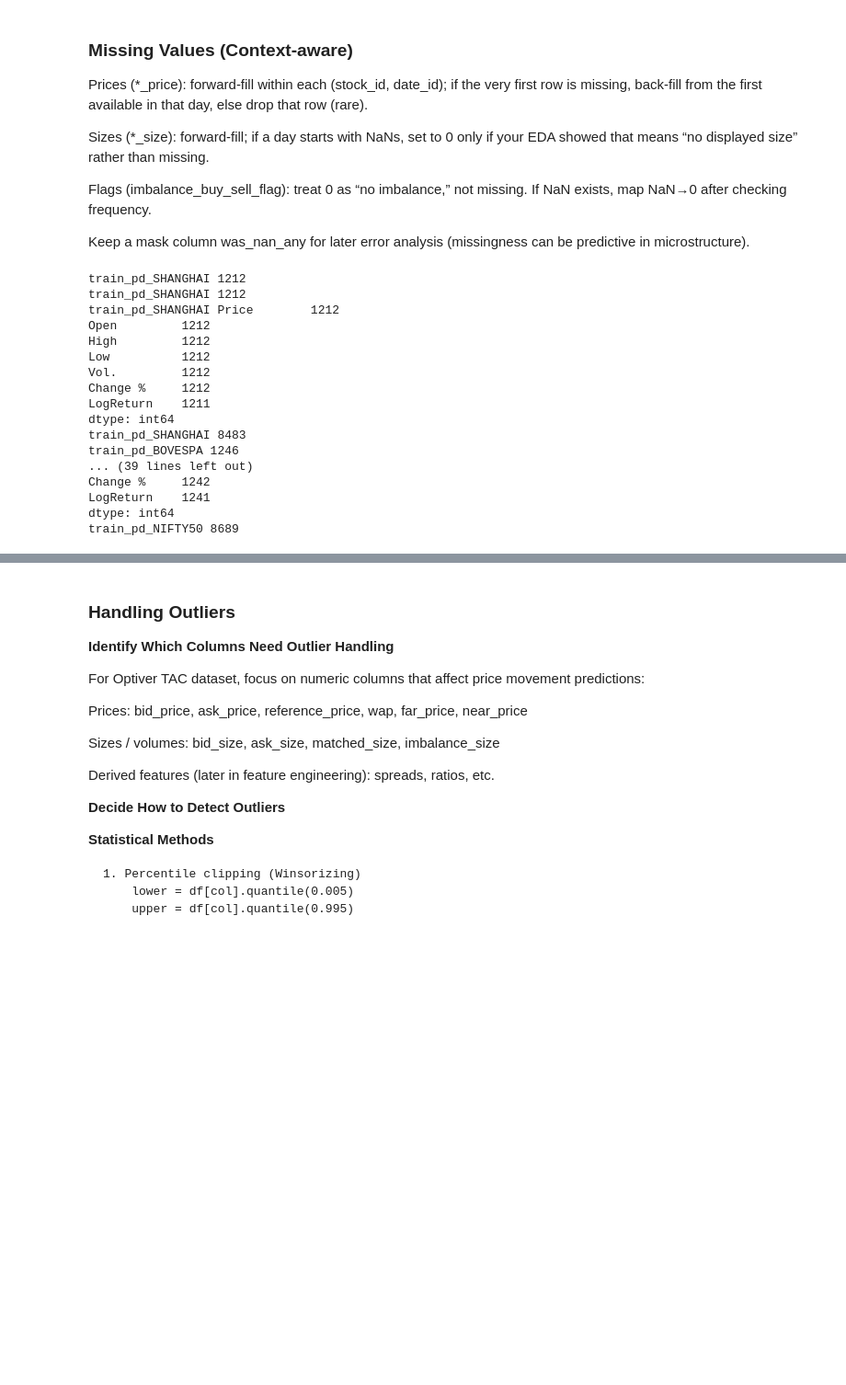
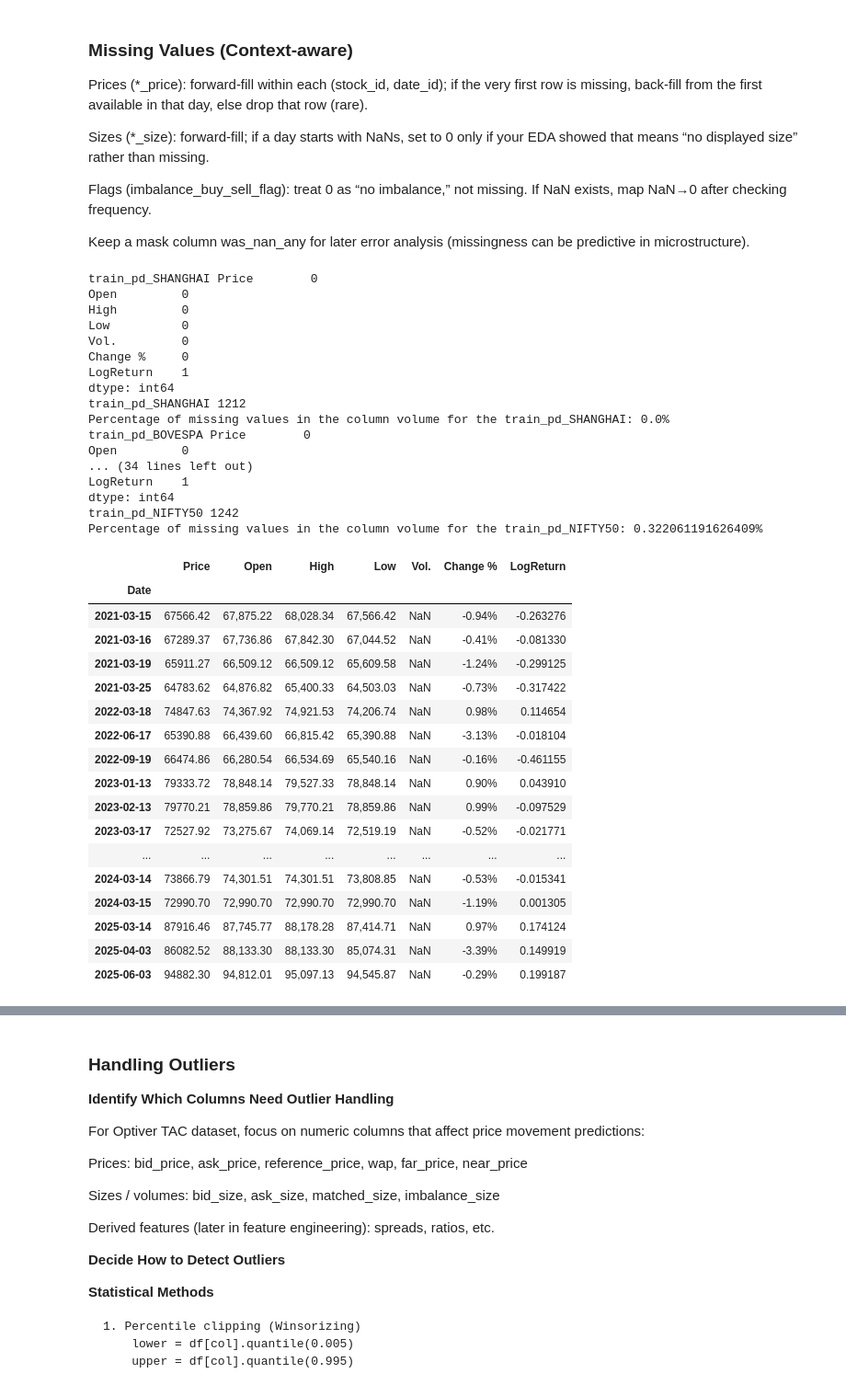
Before and after one commit to victorsobottka/bse-thesis-synthetic-data, a Jupyter notebook: 0_3_Optiver_datapreprocessing_BRICS_v0.ipynb, the cells around one changed output, grey strips where cells are left out. Shown at 92% size. Saved outputs shown, nothing was run; the diff lists cells and outputs as text; code cells hidden in the pictures; blank space fills up the shorter version.

```diff
--- a/0_3_Optiver_datapreprocessing_BRICS_v0.ipynb
+++ b/0_3_Optiver_datapreprocessing_BRICS_v0.ipynb
@@ -152,26 +152,27 @@ Keep a mask column was_nan_any for later error analysis (missingness can be pred
 # %%
 # Different methods to count the number of the rows
 for key, df in train_dfs.items():
-
+    print(key, df.isna().sum())
     print(key, len(df)) #number of rows
-    print(key, df.shape[0]) # number of rows, shape [1] give the number of columns
-    print(key, df.count() ) # counts non-NAN values per column
-    print(key, df.count().sum() )#counts all non-NAN values in the whole DataFrame
+    print(f"Percentage of missing values in the column volume for the {key}: {(df['Vol.'].isna().sum() / len(df))*100}%")
+    # print(key, df.shape[0]) # number of rows, shape [1] give the number of columns
+    # print(key, df.count() ) # counts non-NAN values per column
+    # print(key, df.count().sum() )#counts all non-NAN values in the whole DataFrame
 # %% [output]
+train_pd_SHANGHAI Price        0
+Open         0
+High         0
+Low          0
+Vol.         0
+Change %     0
+LogReturn    1
+dtype: int64
 train_pd_SHANGHAI 1212
-train_pd_SHANGHAI 1212
-train_pd_SHANGHAI Price        1212
-Open         1212
-High         1212
-Low          1212
-Vol.         1212
-Change %     1212
-LogReturn    1211
+Percentage of missing values in the column volume for the train_pd_SHANGHAI: 0.0%
+train_pd_BOVESPA Price        0
+Open         0
+... (34 lines left out)
+LogReturn    1
 dtype: int64
-train_pd_SHANGHAI 8483
-train_pd_BOVESPA 1246
-... (39 lines left out)
-Change %     1242
-LogReturn    1241
-dtype: int64
-train_pd_NIFTY50 8689
+train_pd_NIFTY50 1242
+Percentage of missing values in the column volume for the train_pd_NIFTY50: 0.322061191626409%
@@ -177,0 +181,21 @@ train_pd_NIFTY50 8689
+# %%
+missing_rows_FTSE
+# %% [output]
+|  | Price | Open | High | Low | Vol. | Change % | LogReturn |
+| Date |  |  |  |  |  |  |  |
+| 2021-03-15 | 67566.42 | 67,875.22 | 68,028.34 | 67,566.42 | NaN | -0.94% | -0.263276 |
+| 2021-03-16 | 67289.37 | 67,736.86 | 67,842.30 | 67,044.52 | NaN | -0.41% | -0.081330 |
+| 2021-03-19 | 65911.27 | 66,509.12 | 66,509.12 | 65,609.58 | NaN | -1.24% | -0.299125 |
+| 2021-03-25 | 64783.62 | 64,876.82 | 65,400.33 | 64,503.03 | NaN | -0.73% | -0.317422 |
+| 2022-03-18 | 74847.63 | 74,367.92 | 74,921.53 | 74,206.74 | NaN | 0.98% | 0.114654 |
+| 2022-06-17 | 65390.88 | 66,439.60 | 66,815.42 | 65,390.88 | NaN | -3.13% | -0.018104 |
+| 2022-09-19 | 66474.86 | 66,280.54 | 66,534.69 | 65,540.16 | NaN | -0.16% | -0.461155 |
+| 2023-01-13 | 79333.72 | 78,848.14 | 79,527.33 | 78,848.14 | NaN | 0.90% | 0.043910 |
+| 2023-02-13 | 79770.21 | 78,859.86 | 79,770.21 | 78,859.86 | NaN | 0.99% | -0.097529 |
+| 2023-03-17 | 72527.92 | 73,275.67 | 74,069.14 | 72,519.19 | NaN | -0.52% | -0.021771 |
+| ... | ... | ... | ... | ... | ... | ... | ... |
+| 2024-03-14 | 73866.79 | 74,301.51 | 74,301.51 | 73,808.85 | NaN | -0.53% | -0.015341 |
+| 2024-03-15 | 72990.70 | 72,990.70 | 72,990.70 | 72,990.70 | NaN | -1.19% | 0.001305 |
+| 2025-03-14 | 87916.46 | 87,745.77 | 88,178.28 | 87,414.71 | NaN | 0.97% | 0.174124 |
+| 2025-04-03 | 86082.52 | 88,133.30 | 88,133.30 | 85,074.31 | NaN | -3.39% | 0.149919 |
+| 2025-06-03 | 94882.30 | 94,812.01 | 95,097.13 | 94,545.87 | NaN | -0.29% | 0.199187 |
```
Also changed, not shown: parts of 7 cells of this notebook.
